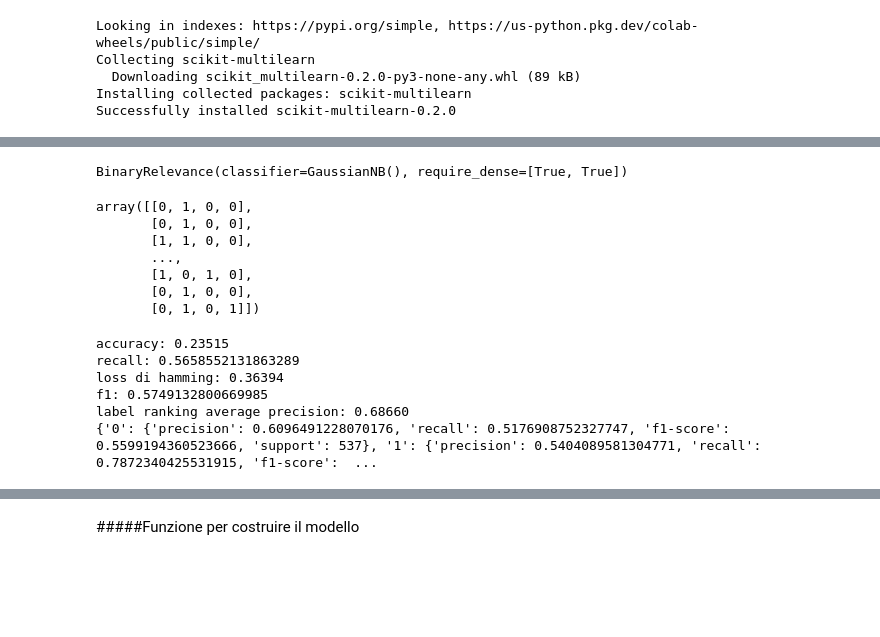
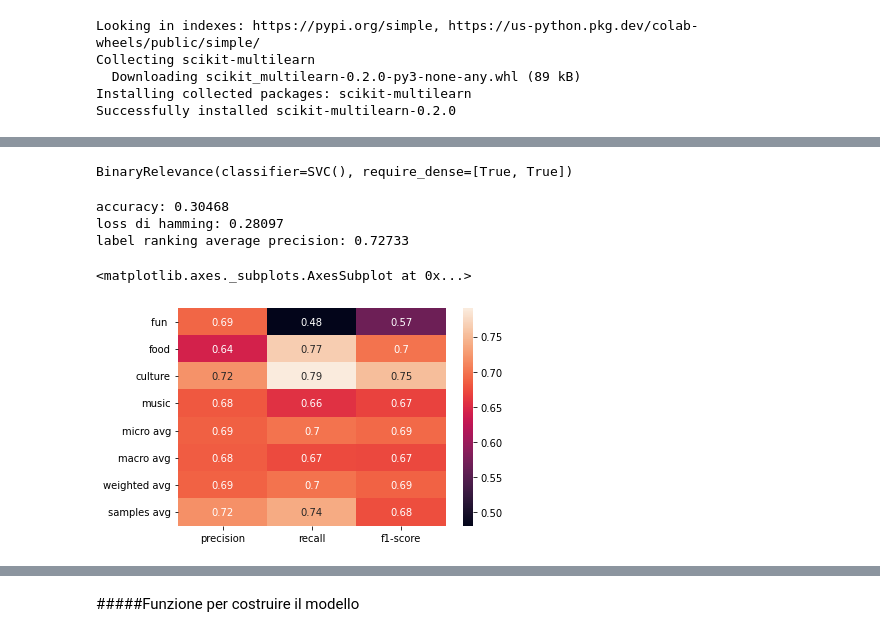
Before and after one commit to AleCongi/Esame-ICON-, a Jupyter notebook: ICON.ipynb, the cells around one changed output, grey strips where cells are left out. Drawn from its saved outputs; the diff is of its cells as text; code cells hidden in the pictures; blank space fills up the shorter version.

```diff
--- a/ICON.ipynb
+++ b/ICON.ipynb
@@ -131,7 +164,7 @@ MAX_NB_WORDS = 30000
 # get the raw text data
 
 # finally, vectorize the text samples into a 2D integer tensor
-tokenizer = Tokenizer(nb_words=MAX_NB_WORDS, char_level=False)
+tokenizer = Tokenizer(num_words=MAX_NB_WORDS, char_level=False)
 tokenizer.fit_on_texts(corpus)
 
 sequences = tokenizer.texts_to_sequences(corpus)
@@ -181,7 +214,7 @@ percentuale descrizioni di lunghezza inferiore ad average length: 67%
 ####Padding
 La lunghezza media dei testi è di circa 112: eseguo il pad con massima lunghezza 115, valutando che la maggior parte delle descrizioni non supera quel numero di parole.
 # %%
-MAX_SEQUENCE_LENGTH = 115
+MAX_SEQUENCE_LENGTH = 120
 
 # pad sequences with 0s
 padded = pad_sequences(sequences, maxlen=MAX_SEQUENCE_LENGTH,padding='post')
@@ -299,34 +371,40 @@ from skmultilearn.adapt import MLkNN
 # %%
 # Convert Our Multi-Label Prob to Multi-Class
 # binary classficiation
-biRel = BinaryRelevance(GaussianNB())
+biRel = BinaryRelevance(KNeighborsClassifier())
+biRel2 = BinaryRelevance(SVC())
+biRelRed = BinaryRelevance(SVC())
+
+'''
+BISOGNA PROVARE COMBINAZIONI FRA CLAS E MOD:
+CLAS                | MOD
+GaussianNB            BinaryRelevance
+BernoulliNB           LabelPowerset
+CategoricalNB         RakelD
+SVC                   RakelO
+KNeighborsClassifier  LabelSpacePartitioningClassifier
+SGDClassifier         MLkNN
+LogisticRegression
+'''
 
 biRel.fit(X_train,y_train)
+biRel2.fit(X_train,y_train)
+biRelRed.fit(X_reduced, y_trainReduced)
 # %% [output]
-BinaryRelevance(classifier=GaussianNB(), require_dense=[True, True])
+BinaryRelevance(classifier=SVC(), require_dense=[True, True])
 # %%
 # Predictions
-brPrediction = biRel.predict(X_test)
-brPrediction.toarray()
+prediction = biRel.predict(X_test).toarray()
+prediction2 = biRel2.predict(X_test).toarray()
+predictionRed = biRelRed.predict(X_testReduced).toarray()
-# %% [output]
-array([[0, 1, 0, 0],
-       [0, 1, 0, 0],
-       [1, 1, 0, 0],
-       ...,
-       [1, 0, 1, 0],
-       [0, 1, 0, 0],
-       [0, 1, 0, 1]])
 # %%
-print('accuracy: %0.5f' % accuracy_score(y_test,brPrediction))
-print('recall: %s' % str(recall_score(y_test,brPrediction, average='macro')))
-print('loss di hamming: %0.5f' % hamming_loss(y_test,brPrediction))
-print('f1: %s' % str(f1_score(y_test,brPrediction, average='macro')))
-print('label ranking average precision: %0.5f' % label_ranking_average_precision_score(y_test,brPrediction.toarray()))
-print(classification_report(y_test,brPrediction, zero_division=1, output_dict=True))
+print('accuracy: %0.5f' % accuracy_score(y_test,prediction))
+print('loss di hamming: %0.5f' % hamming_loss(y_test,prediction))
+print('label ranking average precision: %0.5f' % label_ranking_average_precision_score(y_test,prediction))
+sns.heatmap(pd.DataFrame(classification_report(y_test,prediction, zero_division=1, output_dict=True, target_names=['fun ', 'food', 'culture', 'music'])).iloc[:-1, :].T, annot=True, linecolor='purple')
 # %% [output]
-accuracy: 0.23515
-recall: 0.5658552131863289
-loss di hamming: 0.36394
-f1: 0.5749132800669985
-label ranking average precision: 0.68660
-{'0': {'precision': 0.6096491228070176, 'recall': 0.5176908752327747, 'f1-score': 0.5599194360523666, 'support': 537}, '1': {'precision': 0.5404089581304771, 'recall': 0.7872340425531915, 'f1-score':  ...
+accuracy: 0.30468
+loss di hamming: 0.28097
+label ranking average precision: 0.72733
+<matplotlib.axes._subplots.AxesSubplot at 0x...>
+[figure, added]
```
Also changed, not shown: parts of 33 cells of this notebook.
